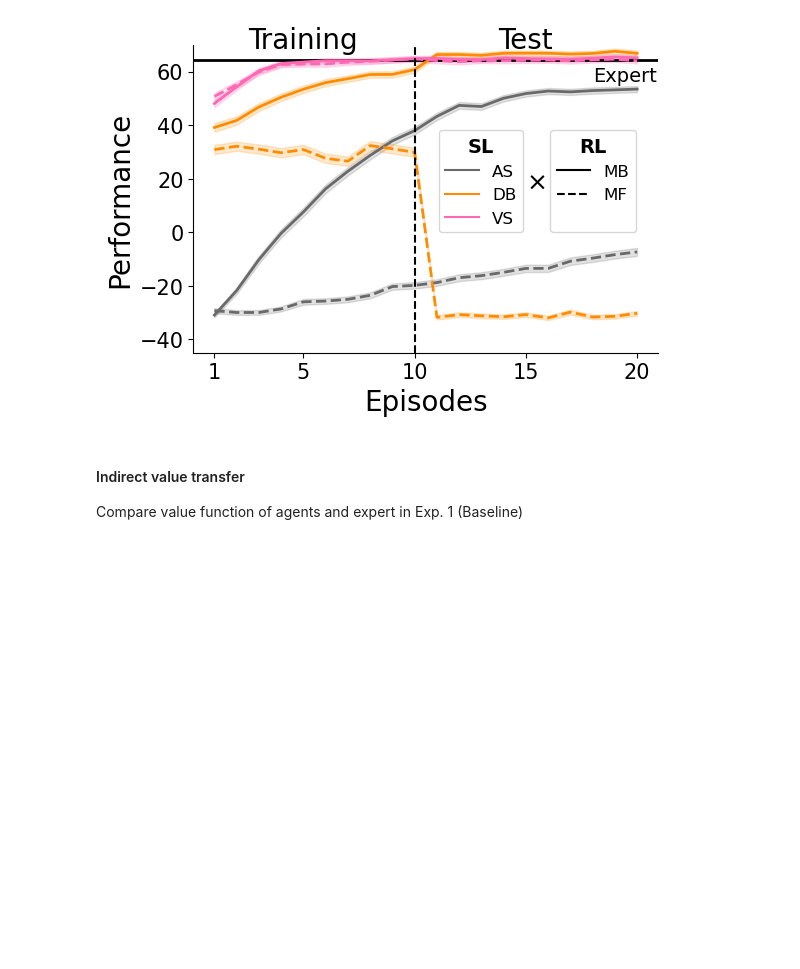
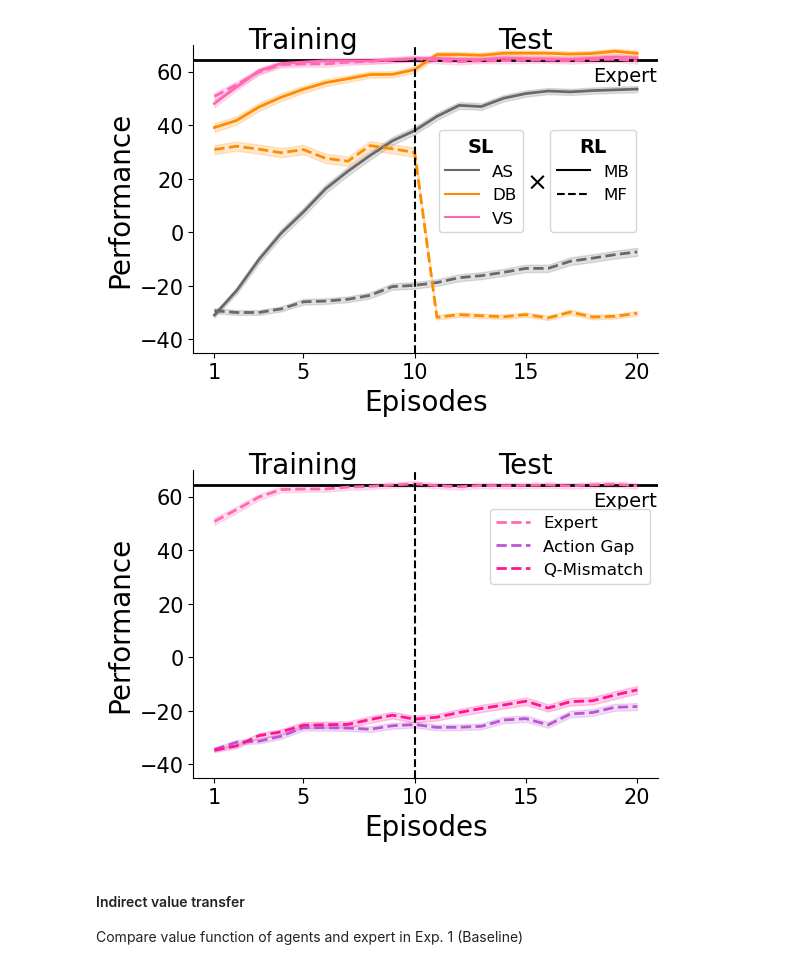
Before and after one commit to lauraxijia/social-transmission-rl-cargivers, a Jupyter notebook: results_plots.ipynb, the cells around one changed output. Saved outputs shown, nothing was run; the diff lists cells and outputs as text; code cells hidden in the pictures; blank space fills up the shorter version.

```diff
--- a/results_plots.ipynb
+++ b/results_plots.ipynb
@@ -107,6 +107,100 @@ fig = all_models(mbased_performance, mfree_performance, 20, 0.5, ylabel="Perform
 fig.savefig(f'saved/figures/{exp}/performance_{exp}.svg', bbox_inches='tight')
 # %% [output]
 [figure]
+# %%
+# --- Plot performance of MF-VS agents with different experts --- #
+
+# Load data
+mfree_vshaping_ped_ag_rewards, _, _, _, _ = load_data(f'saved/{exp}/mfree_vshaping_mbased_pedagogical_expert_action_gap_{exp}')
+mfree_vshaping_ped_qm_rewards, _, _, _, _ = load_data(f'saved/{exp}/mfree_vshaping_mbased_pedagogical_expert_q_mismatch_{exp}')
+
+# plot performance
+def plot_with_se(ax, x, data, color, label, linestyle='-'):
+        mean = np.mean(data, axis=0)
+        se = np.std(data, axis=0) / np.sqrt(data.shape[0])  # Standard error
+        ax.plot(x, mean, color=color, linewidth=2, linestyle=linestyle, label=label)
+        ax.fill_between(x, mean - se, mean + se, color=color, alpha=0.2)  # Shaded region
+
+# ALL MODELS STEPS
+def performance_across_experts(mfree_metric, n_episodes, training, legend, ylabel, expert):
+
+    """
+    Plot the performance of all models with SEs
+    mfree_metric: List of arrays with the metrics for model free
+    n_episodes: Number of episodes
+    training: Percentage of training
+    legend: String indicating the legend placements (depneding one experiment: 'baseline', 'exp2', 'exp3', or 'none')
+    ylabel: Label of the y axis
+    expert: Expert data
+
+    Returns:
+    fig: Matplotlib figure object
+    """
+
+    expert_gone = int(n_episodes * training)
+    fig, ax = plt.subplots(figsize=(6, 4))
+
+    # Expert performance line
+    ax.axhline(
+    expert,
+    color="black",
+    linestyle="-",
+    linewidth=2,
+    xmin=0,
+    xmax=19
+    )
+
+    xs = np.arange(1, mfree_metric[0].shape[1]+1)
+
+    plot_with_se(ax, xs, mfree_metric[0], "hotpink", "Expert", linestyle='--')
+    plot_with_se(ax, xs, mfree_metric[1], "mediumorchid", "Action Gap", linestyle='--')
+    plot_with_se(ax, xs, mfree_metric[2], "deeppink", "Q-Mismatch", linestyle='--')
+
+    # Optional label
+    ax.text(
+        n_episodes * 0.9,  # near left edge
+        expert*0.85,
+        "Expert perf.",
+        ha="left",
+        va="bottom",
+        fontsize=14,
+        color="black"
+    )
+    ax.set_xlabel("Episodes", fontsize = 20)
+    ax.set_ylabel(ylabel, fontsize = 20)
+    ax.set_xticks(np.insert(np.arange(5, n_episodes+1, 5), 0, 1))
+    ax.set_yticks(ax.get_yticks())
+    ax.set_ylim(-45, 70)
+    ax.tick_params(axis='x', labelsize=15)
+    ax.tick_params(axis='y', labelsize=15)
+
+    # Separator line for training and testing phase
+    ax.axvline(expert_gone, linestyle = '--' , color = "black")
+    ax.text(expert_gone / 2, ax.get_ylim()[1] * 0.95,
+       "Training", ha='center', va='bottom', fontsize=20, color = "black")
+
+    ax.text((expert_gone + n_episodes) / 2, ax.get_ylim()[1] * 0.95,
+   "Test", ha='center', va='bottom', fontsize=20, color = "black")
+
+    # Add a legend
+    if legend != "none":
+        ax.legend(loc="upper right", bbox_to_anchor=(1, 0.85), fontsize=12, frameon=True)
+
+    # Setting the default font size for xticks
+    plt.rcParams['xtick.labelsize'] = 15
+
+    # Setting the default font size for xticks
+    ax.spines['top'].set_visible(False)
+    ax.spines['right'].set_visible(False)
+
+    return fig
+
+mfree_performance = [mfree_vshaping_rewards, mfree_vshaping_ped_ag_rewards, mfree_vshaping_ped_qm_rewards]
+# Expert average performance for the episodes during training phase
+expert_mean_perf = np.mean(mbased_expert_rewards[:, 100:110])
+fig = performance_across_experts(mfree_performance, 20, 0.5, ylabel="Performance", legend = None, expert = expert_mean_perf)
+# %% [output]
+[figure, added]
 # %%
 # --- Plot number of steps to reward ---
 mbased_steps = [mbased_agent_steps, mbased_dbias_steps, mbased_vshaping_steps]
```
Also changed, not shown: 6 other files.
